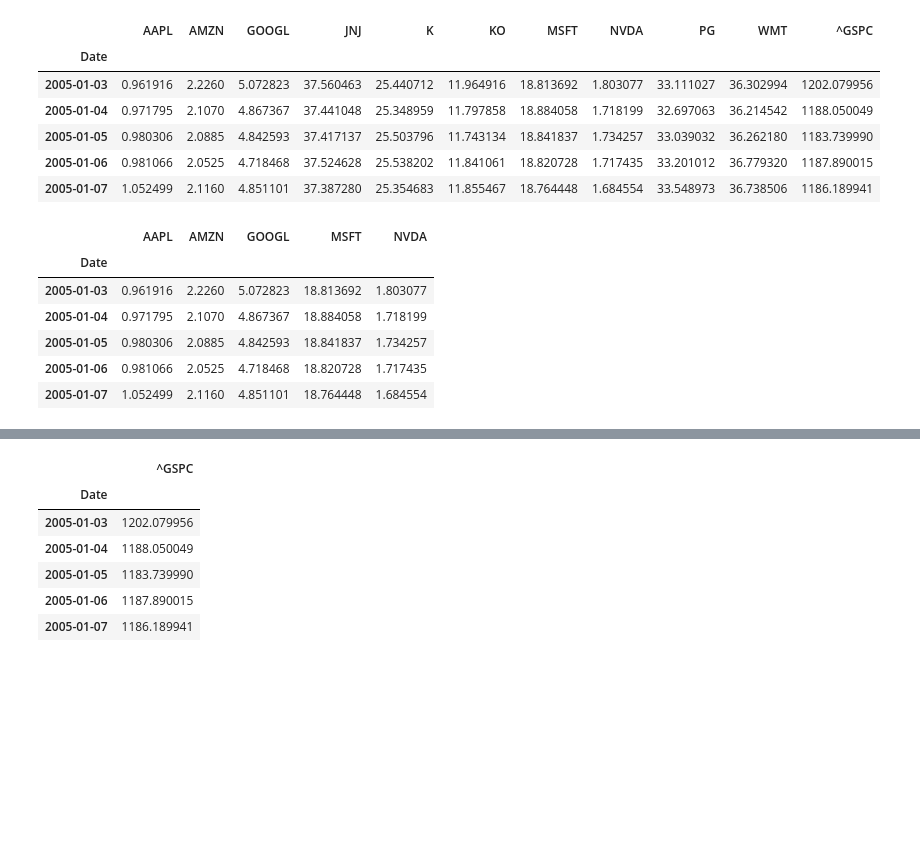
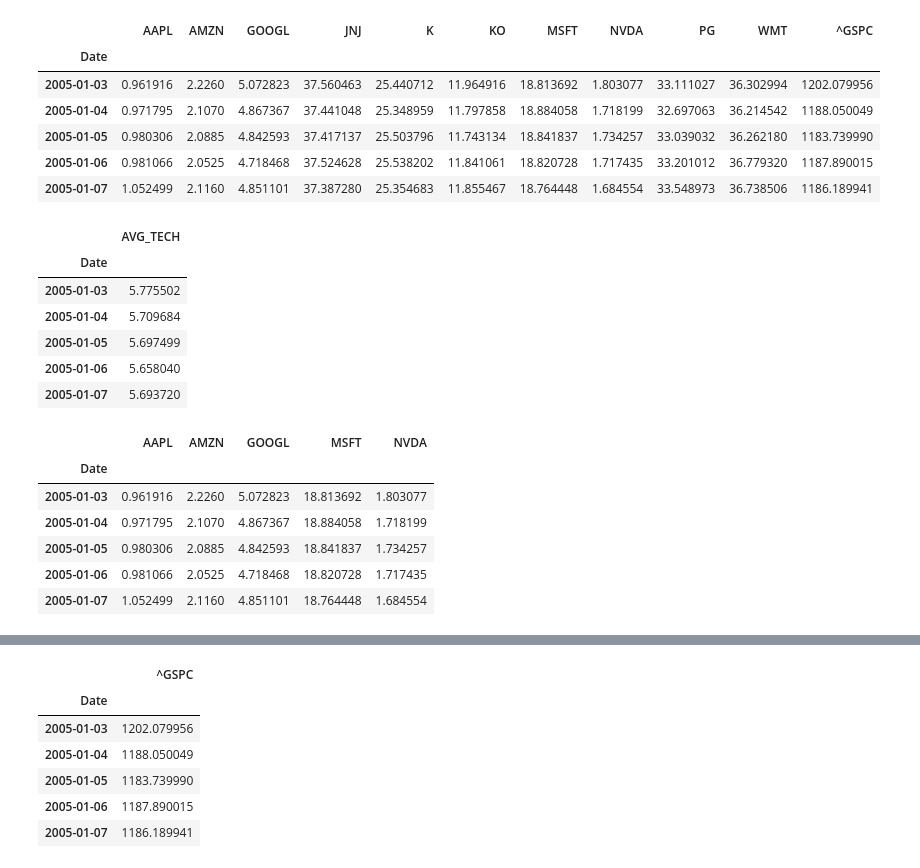
Before and after one commit to reiccv/Project_1_Portfolio_Analysis, a Jupyter notebook: Portfolio_Analysis_Tech_vs_Consumer.ipynb, the cells around one changed output, grey strips where cells are left out. Cells and saved outputs as stored; diff of their text form; code cells hidden in the pictures; blank space fills up the shorter version.

```diff
--- a/Portfolio_Analysis_Tech_vs_Consumer.ipynb
+++ b/Portfolio_Analysis_Tech_vs_Consumer.ipynb
@@ -45,14 +45,24 @@ all_stocks.head()
 | 2005-01-07 | 1.052499 | 2.1160 | 4.851101 | 37.387280 | 25.354683 | 11.855467 | 18.764448 | 1.684554 | 33.548973 | 36.738506 | 1186.189941 |
 # %%
 tech_stocks = all_stocks.loc[:, ['AAPL','AMZN', 'GOOGL','MSFT','NVDA']]
-tech_stocks.head()
+AVG_TECH = pd.DataFrame()
+AVG_TECH['AVG_TECH'] = (tech_stocks.iloc[:, 0] + tech_stocks.iloc[:, 1] + tech_stocks.iloc[:, 2] + tech_stocks.iloc[:, 3] + tech_stocks.iloc[:, 4])/5
+display(AVG_TECH.head())
+display(tech_stocks.head())
 # %% [output]
-|  | AAPL | AMZN | GOOGL | MSFT | NVDA |
-| Date |  |  |  |  |  |
-| 2005-01-03 | 0.961916 | 2.2260 | 5.072823 | 18.813692 | 1.803077 |
-| 2005-01-04 | 0.971795 | 2.1070 | 4.867367 | 18.884058 | 1.718199 |
-| 2005-01-05 | 0.980306 | 2.0885 | 4.842593 | 18.841837 | 1.734257 |
-| 2005-01-06 | 0.981066 | 2.0525 | 4.718468 | 18.820728 | 1.717435 |
-| 2005-01-07 | 1.052499 | 2.1160 | 4.851101 | 18.764448 | 1.684554 |
+|  | AVG_TECH |
+| Date |  |
+| 2005-01-03 | 5.775502 |
+| 2005-01-04 | 5.709684 |
+| 2005-01-05 | 5.697499 |
+| 2005-01-06 | 5.658040 |
+| 2005-01-07 | 5.693720 |
+|  | AAPL | AMZN | GOOGL | MSFT | NVDA |
+| Date |  |  |  |  |  |
+| 2005-01-03 | 0.961916 | 2.2260 | 5.072823 | 18.813692 | 1.803077 |
+| 2005-01-04 | 0.971795 | 2.1070 | 4.867367 | 18.884058 | 1.718199 |
+| 2005-01-05 | 0.980306 | 2.0885 | 4.842593 | 18.841837 | 1.734257 |
+| 2005-01-06 | 0.981066 | 2.0525 | 4.718468 | 18.820728 | 1.717435 |
+| 2005-01-07 | 1.052499 | 2.1160 | 4.851101 | 18.764448 | 1.684554 |
 # %%
 consumer_stocks = all_stocks.loc[:, ['JNJ','K','KO','PG','WMT']]
```
Also changed, not shown: parts of 13 cells of this notebook.
